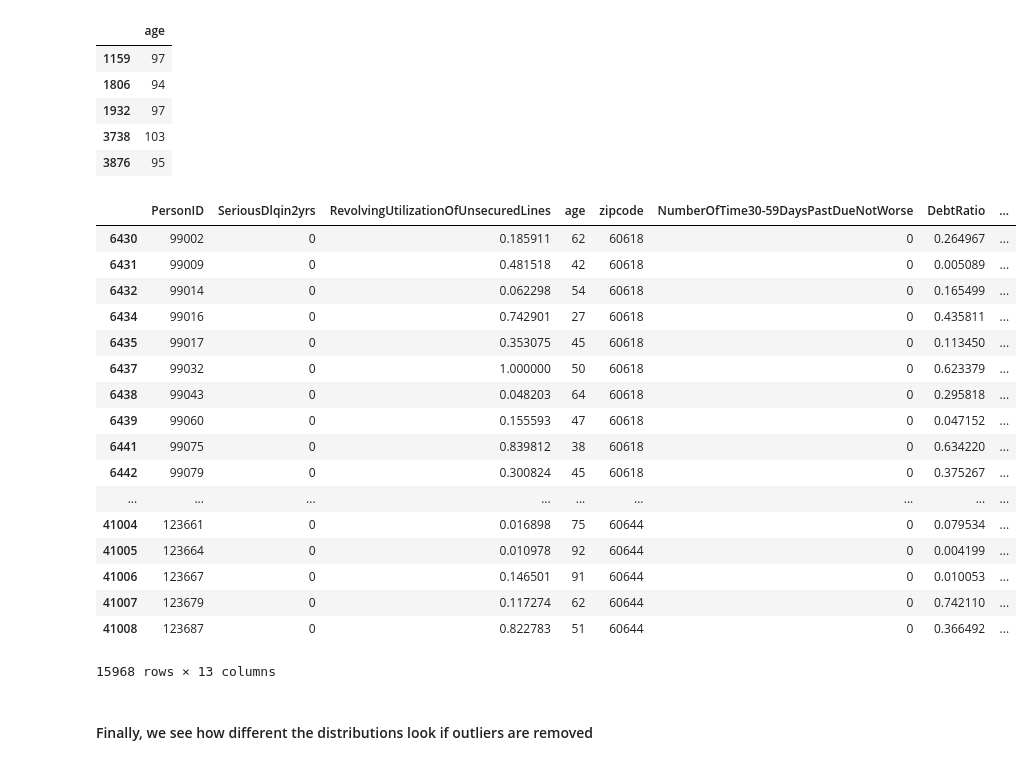
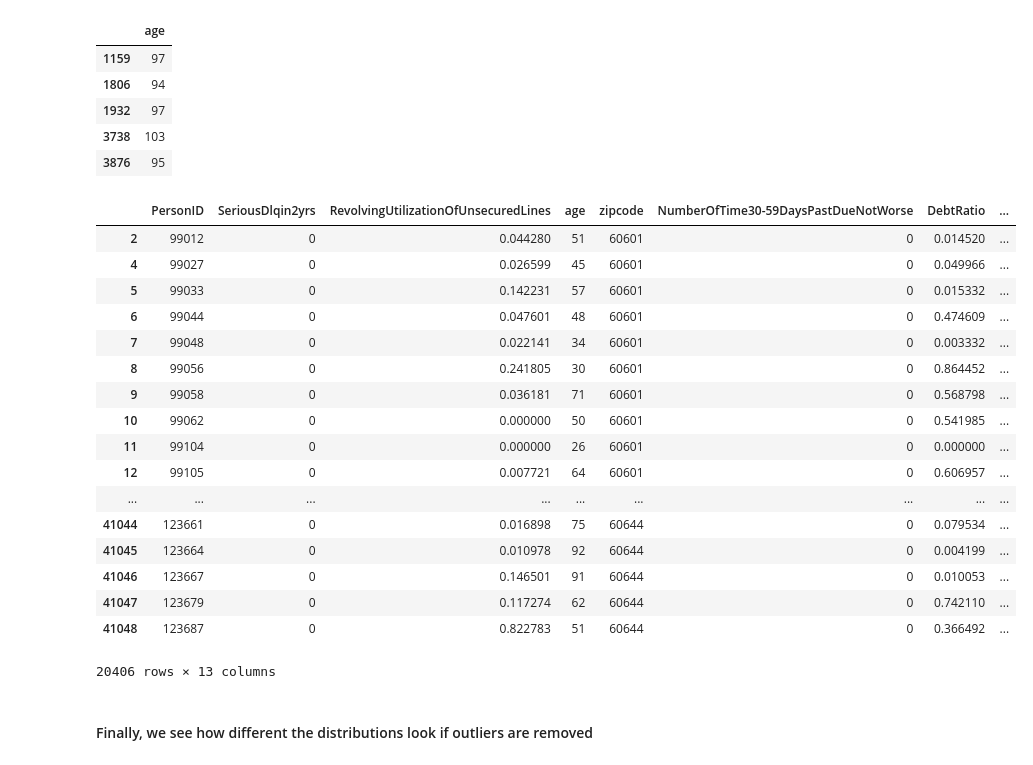
Before and after one commit to b-ganesh/ml_spring19, a Jupyter notebook: assignment2/testing_functions.ipynb, the cells around one changed output. Drawn from its saved outputs; the diff is of its cells as text; code cells hidden in the pictures.

```diff
--- a/assignment2/testing_functions.ipynb
+++ b/assignment2/testing_functions.ipynb
@@ -109,30 +115,30 @@ outliers.head()
 | 3738 | 103 |
 | 3876 | 95 |
 # %%
-all_outliers = assignment2_functions.identify_ol(df)
+all_outliers = assignment2_functions.identify_ol(df, ['RevolvingUtilizationOfUnsecuredLines', 'age', 'NumberOfTime30-59DaysPastDueNotWorse', 'DebtRatio', 'MonthlyIncome', 'NumberOfOpenCreditLinesAndLoans', 'NumberOfTimes90DaysLate', 'NumberOfTime60-89DaysPastDueNotWorse', 'NumberOfDependents'])
 data_without_outliers = pd.merge(df, all_outliers, how='outer', indicator=True)
 data_without_outliers = data_without_outliers.loc[data_without_outliers._merge == 'left_only']
 data_without_outliers.drop(labels='_merge', axis=1, inplace=True)
 data_without_outliers
 # %% [output]
 |  | PersonID | SeriousDlqin2yrs | RevolvingUtilizationOfUnsecuredLines | age | zipcode | NumberOfTime30-59DaysPastDueNotWorse | DebtRatio | ... |
-| 6430 | 99002 | 0 | 0.185911 | 62 | 60618 | 0 | 0.264967 | ... |
-| 6431 | 99009 | 0 | 0.481518 | 42 | 60618 | 0 | 0.005089 | ... |
-| 6432 | 99014 | 0 | 0.062298 | 54 | 60618 | 0 | 0.165499 | ... |
-| 6434 | 99016 | 0 | 0.742901 | 27 | 60618 | 0 | 0.435811 | ... |
-| 6435 | 99017 | 0 | 0.353075 | 45 | 60618 | 0 | 0.113450 | ... |
-| 6437 | 99032 | 0 | 1.000000 | 50 | 60618 | 0 | 0.623379 | ... |
-| 6438 | 99043 | 0 | 0.048203 | 64 | 60618 | 0 | 0.295818 | ... |
-| 6439 | 99060 | 0 | 0.155593 | 47 | 60618 | 0 | 0.047152 | ... |
-| 6441 | 99075 | 0 | 0.839812 | 38 | 60618 | 0 | 0.634220 | ... |
-| 6442 | 99079 | 0 | 0.300824 | 45 | 60618 | 0 | 0.375267 | ... |
+| 2 | 99012 | 0 | 0.044280 | 51 | 60601 | 0 | 0.014520 | ... |
+| 4 | 99027 | 0 | 0.026599 | 45 | 60601 | 0 | 0.049966 | ... |
+| 5 | 99033 | 0 | 0.142231 | 57 | 60601 | 0 | 0.015332 | ... |
+| 6 | 99044 | 0 | 0.047601 | 48 | 60601 | 0 | 0.474609 | ... |
+| 7 | 99048 | 0 | 0.022141 | 34 | 60601 | 0 | 0.003332 | ... |
+| 8 | 99056 | 0 | 0.241805 | 30 | 60601 | 0 | 0.864452 | ... |
+| 9 | 99058 | 0 | 0.036181 | 71 | 60601 | 0 | 0.568798 | ... |
+| 10 | 99062 | 0 | 0.000000 | 50 | 60601 | 0 | 0.541985 | ... |
+| 11 | 99104 | 0 | 0.000000 | 26 | 60601 | 0 | 0.000000 | ... |
+| 12 | 99105 | 0 | 0.007721 | 64 | 60601 | 0 | 0.606957 | ... |
 | ... | ... | ... | ... | ... | ... | ... | ... | ... |
-| 41004 | 123661 | 0 | 0.016898 | 75 | 60644 | 0 | 0.079534 | ... |
-| 41005 | 123664 | 0 | 0.010978 | 92 | 60644 | 0 | 0.004199 | ... |
-| 41006 | 123667 | 0 | 0.146501 | 91 | 60644 | 0 | 0.010053 | ... |
-| 41007 | 123679 | 0 | 0.117274 | 62 | 60644 | 0 | 0.742110 | ... |
-| 41008 | 123687 | 0 | 0.822783 | 51 | 60644 | 0 | 0.366492 | ... |
+| 41044 | 123661 | 0 | 0.016898 | 75 | 60644 | 0 | 0.079534 | ... |
+| 41045 | 123664 | 0 | 0.010978 | 92 | 60644 | 0 | 0.004199 | ... |
+| 41046 | 123667 | 0 | 0.146501 | 91 | 60644 | 0 | 0.010053 | ... |
+| 41047 | 123679 | 0 | 0.117274 | 62 | 60644 | 0 | 0.742110 | ... |
+| 41048 | 123687 | 0 | 0.822783 | 51 | 60644 | 0 | 0.366492 | ... |
-15968 rows × 13 columns
+20406 rows × 13 columns
 # %% [markdown]
 #### Finally, we see how different the distributions look if outliers are removed
 # %%
```
Also changed, not shown: parts of 15 cells of this notebook, 1 other file.
